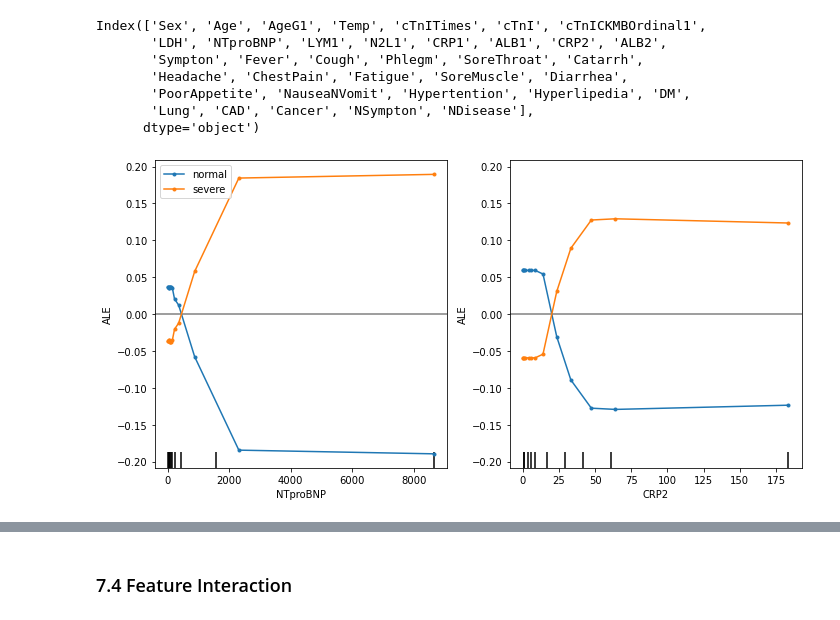
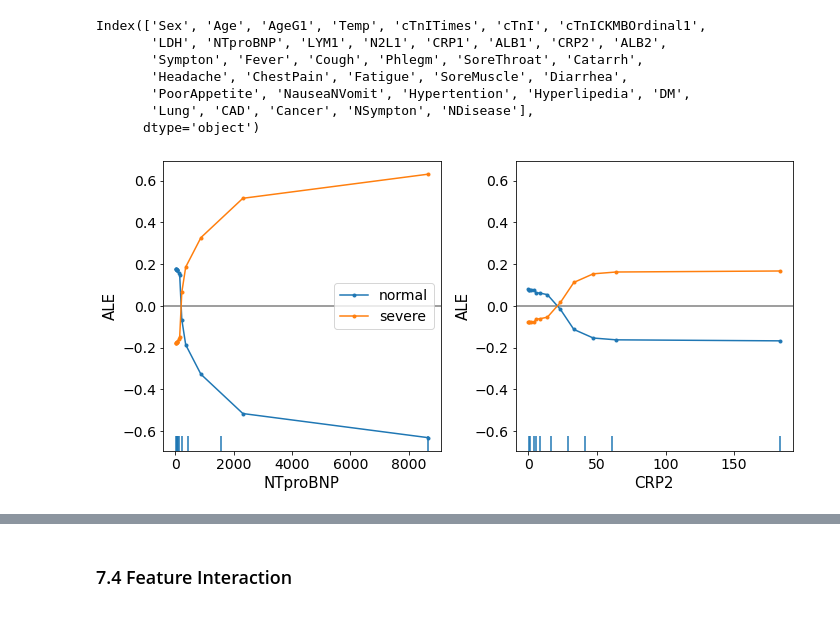
Before and after one commit to wuhanstudio/notebooks, a Jupyter notebook: _notebooks/2020-11-12-covid.ipynb, the cells around one changed output, grey strips where cells are left out. Cells and saved outputs as stored; diff of their text form; code cells hidden in the pictures.

```diff
--- a/_notebooks/2020-08-22-covid.ipynb
+++ b/_notebooks/2020-11-12-covid.ipynb
@@ -1028,5 +974,5 @@ from alibi.explainers import ALE, plot_ale
 # %%
 def ale_plot(model, feature_names, target_names, X_train, features):
-    rf_ale = ALE(rf.predict_proba, feature_names=feature_names, target_names=target_names)
-    exp = rf_ale.explain(X_train.to_numpy())
+    my_ale = ALE(model.predict_proba, feature_names=feature_names, target_names=target_names)
+    exp = my_ale.explain(X_train.to_numpy())
     plot_ale(exp, features=features, fig_kw={'figwidth':10, 'figheight': 5})
@@ -1041,6 +992,11 @@ Index(['Sex', 'Age', 'AgeG1', 'Temp', 'cTnITimes', 'cTnI', 'cTnICKMBOrdinal1',
        'Lung', 'CAD', 'Cancer', 'NSympton', 'NDisease'],
       dtype='object')
 # %%
+parameters = {'axes.labelsize': 15,
+          'axes.titlesize': 20}
+plt.rcParams.update(parameters)
+plt.rcParams.update({'font.size': 14})
+
 ale_plot(nn, X_train.columns, ['normal', 'severe'], X_train, [8, 13])
 # %% [output]
-[figure, old version]
+[figure, new version]
```
Also changed, not shown: parts of 55 cells of this notebook.
